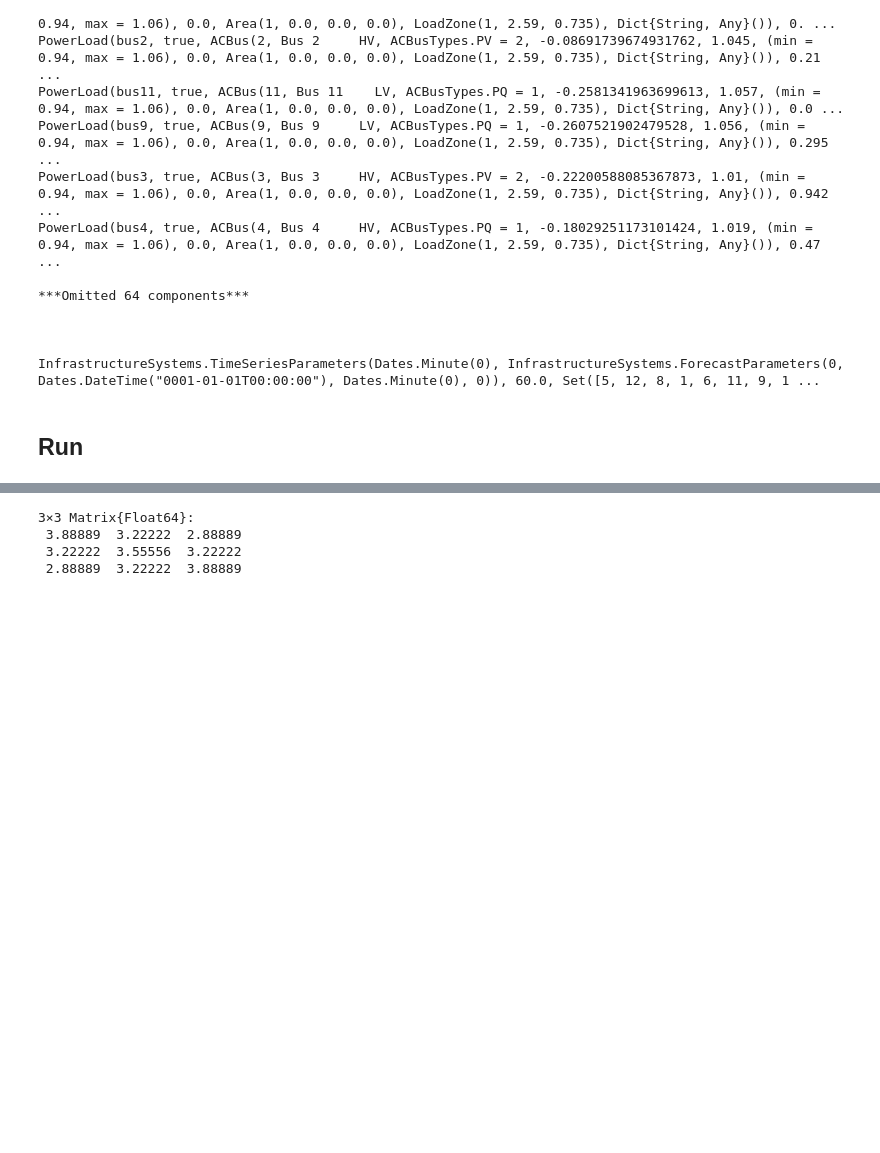
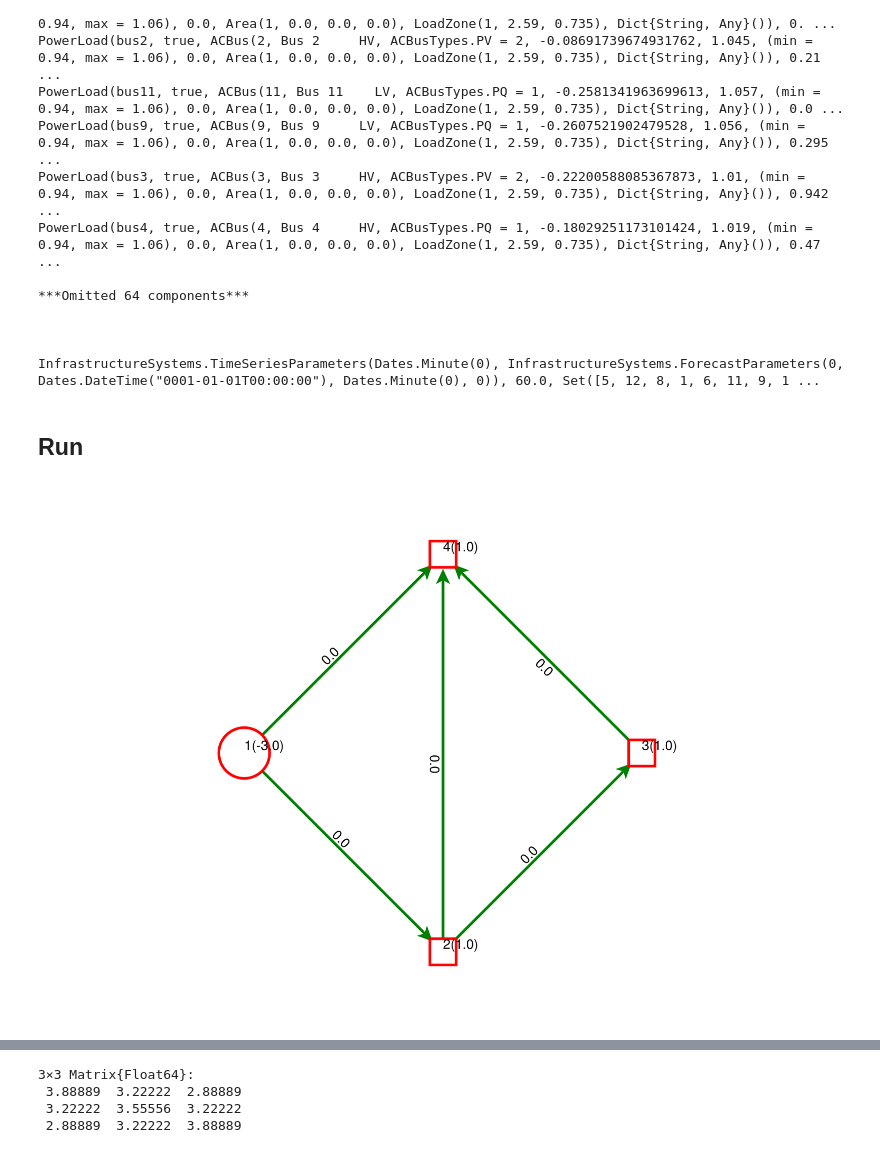
Before and after one commit to BenoitJeanson/topo_sandbox, a Jupyter notebook: Simons_approach.ipynb, the cells around one changed output, grey strips where cells are left out. Saved outputs shown, nothing was run; the diff lists cells and outputs as text; code cells hidden in the pictures; blank space fills up the shorter version.

```diff
--- a/Simons_approach.ipynb
+++ b/Simons_approach.ipynb
@@ -1075,3 +1209,7 @@ PowerLoad(bus4, true, ACBus(4, Bus 4     HV, ACBusTypes.PQ = 1, -0.1802925117310
 InfrastructureSystems.TimeSeriesParameters(Dates.Minute(0), InfrastructureSystems.ForecastParameters(0, Dates.DateTime("0001-01-01T00:00:00"), Dates.Minute(0), 0)), 60.0, Set([5, 12, 8, 1, 6, 11, 9, 1 ...
 # %% [markdown]
 ## Run
+# %%
+draw(g, layout = coord);
+# %% [output]
+[figure, added]
```
Also changed, not shown: parts of 28 cells of this notebook, 2 other files.
